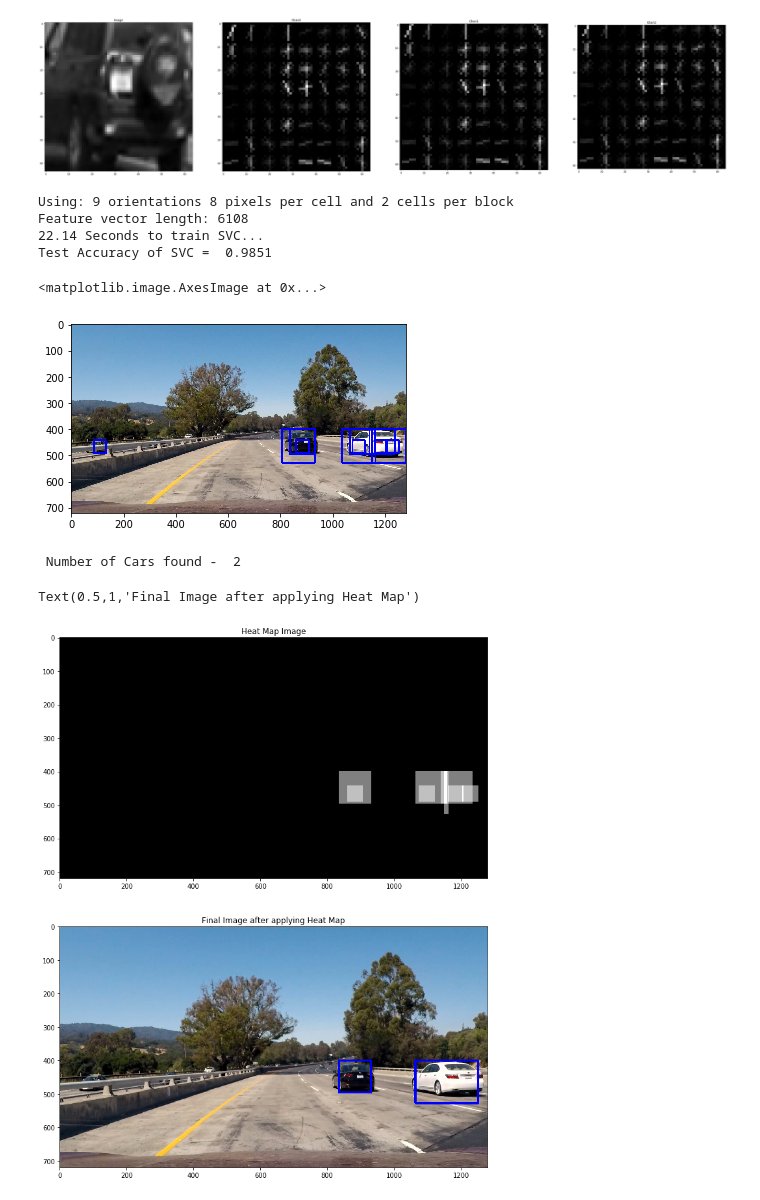
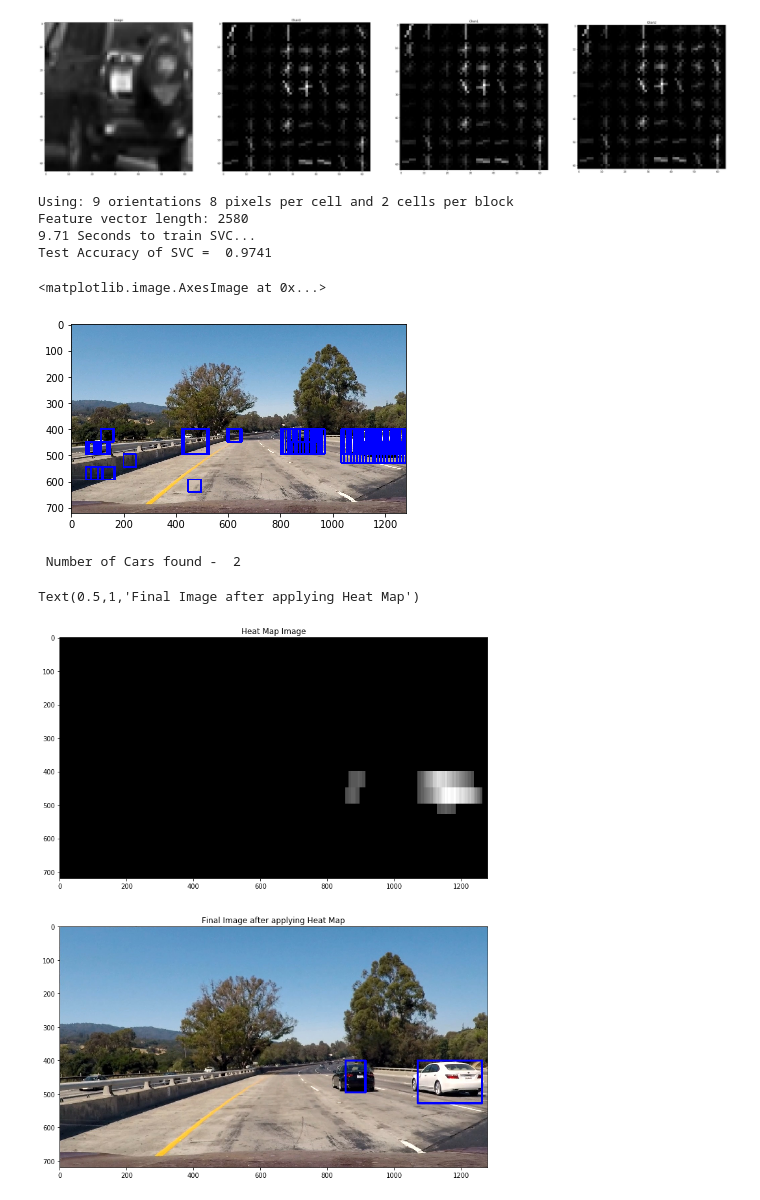
Before and after one commit to papiot/CarND-Vehicle-Detection, a Jupyter notebook: CarND-Vehicle-Detection-Project.ipynb, the cells around one changed output. Cells and saved outputs as stored; diff of their text form; code cells hidden in the pictures.

```diff
--- a/CarND-Vehicle-Detection-Project.ipynb
+++ b/CarND-Vehicle-Detection-Project.ipynb
@@ -491,13 +491,13 @@ color_space = 'YUV' # Can be RGB, HSV, LUV, HLS, YUV, YCrCb
 orient = 9  # HOG orientations
 pix_per_cell = 8 # HOG pixels per cell
 cell_per_block = 2 # HOG cells per block
-hog_channel = "ALL" # Can be 0, 1, 2, or "ALL"
+hog_channel = 0 # Can be 0, 1, 2, or "ALL"
 spatial_size = (16, 16) # Spatial binning dimensions
 hist_bins = 16    # Number of histogram bins
 spatial_feat = True # Spatial features on or off
 hist_feat = True # Histogram features on or off
 hog_feat = True # HOG features on or off
-y_start_stop = [None, None] # Min and max in y to search in slide_window()
+y_start_stop = [400, 650] # Min and max in y to search in slide_window()
 
 car_features = extract_features(vehicle_images_arr, cspace=color_space,
                         spatial_size=spatial_size, hist_bins=hist_bins,
@@ -537,15 +537,16 @@ svc = LinearSVC()
 # Check the training time for the SVC
 t=time.time()
 svc.fit(X_train, y_train)
+
 t2 = time.time()
 print(round(t2-t, 2), 'Seconds to train SVC...')
 # Check the score of the SVC
 print('Test Accuracy of SVC = ', round(svc.score(X_test, y_test), 4))
 # %% [output]
 Using: 9 orientations 8 pixels per cell and 2 cells per block
-Feature vector length: 6108
-22.14 Seconds to train SVC...
-Test Accuracy of SVC =  0.9851
+Feature vector length: 2580
+9.71 Seconds to train SVC...
+Test Accuracy of SVC =  0.9741
 # %%
 # Define a function that takes an image,
 # start and stop positions in both x and y,
@@ -594,7 +595,7 @@ def slide_window(img, x_start_stop=[None, None], y_start_stop=[None, None],
 # Define a function to extract features from a single image window
 # This function is very similar to extract_features()
 # just for a single image rather than list of images
-def single_img_features(img, color_space='RGB', spatial_size=(32, 32),
+def single_img_features(img, color_space='RGB', spatial_size=(16, 16),
                         hist_bins=32, orient=9,
                         pix_per_cell=8, cell_per_block=2, hog_channel=0,
                         spatial_feat=True, hist_feat=True, hog_feat=True):
@@ -680,7 +681,7 @@ color_space = 'YUV' # Can be RGB, HSV, LUV, HLS, YUV, YCrCb
 orient = 9  # HOG orientations
 pix_per_cell = 8 # HOG pixels per cell
 cell_per_block = 2 # HOG cells per block
-hog_channel = "ALL" # Can be 0, 1, 2, or "ALL"
+hog_channel = 0 # Can be 0, 1, 2, or "ALL"
 spatial_size = (16, 16) # Spatial binning dimensions
 hist_bins = 16    # Number of histogram bins
 spatial_feat = True # Spatial features on or off
@@ -696,40 +697,41 @@ y_start_stop = [400, 650] # Min and max in y to search in slide_window()
 #                    xy_window=(96, 96), xy_overlap=(0.5, 0.5))
 
 windows0 = slide_window(image, x_start_stop=[None, None], y_start_stop=y_start_stop,
-                    xy_window=(96, 96), xy_overlap=(0.2, 0.2))
+                    xy_window=(96, 96), xy_overlap=(0.9, 0.05))
 
 windows1 = slide_window(image, x_start_stop=[None, None], y_start_stop=y_start_stop,
-                     xy_window=(48, 48), xy_overlap=(0.1, 0.1))
+                     xy_window=(48, 48), xy_overlap=(0.9, 0))
 
 windows2 = slide_window(image, x_start_stop=[None, None], y_start_stop=y_start_stop,
-                     xy_window=(128, 128), xy_overlap=(0.1, 0.1))
+                     xy_window=(128, 128), xy_overlap=(0.9, 0))
+
+
 
 #windows3 = slide_window(image, x_start_stop=[None, None], y_start_stop=y_start_stop,
-#                     xy_window=(24, 24), xy_overlap=(0.1, 0.1))
+#                    xy_window=(256, 256), xy_overlap=(0.6, 0.1))
 
-#windows3 = slide_window(image, x_start_stop=[None, None], y_start_stop=y_start_stop,
-#                    xy_window=(256, 256), xy_overlap=(0.2, 0.2))
+
 
 
 #windows3 = slide_window(image, x_start_stop=[None, None], y_start_stop=y_start_stop,
 #                    xy_window=(256, 256), xy_overlap=(0.5, 0.5))
 
 #windows =  windows0 + windows1 + windows2 + windows3
 
 windows = windows0 + windows1 + windows2
 hot_windows = search_windows(image, windows, svc, X_scaler, color_space=color_space,
                         spatial_size=spatial_size, hist_bins=hist_bins,
                         orient=orient, pix_per_cell=pix_per_cell,
                         cell_per_block=cell_per_block,
                         hog_channel=hog_channel, spatial_feat=spatial_feat,
                         hist_feat=hist_feat, hog_feat=hog_feat)
 
 window_img = draw_boxes(draw_image, hot_windows, color=(0, 0, 255), thick=6)
 
 plt.imshow(window_img)
 # %% [output]
 <matplotlib.image.AxesImage at 0x...>
-[figure, old version]
+[figure, new version]
 # %%
 def add_heat(heatmap, bbox_list):
     # Iterate through list of bboxes
@@ -772,7 +774,7 @@ heat = np.zeros_like(image[:,:,0]).astype(np.float)
 heat = add_heat(heat,hot_windows)
 
 # Apply threshold to help remove false positives
-heat = apply_threshold(heat, 1)
+heat = apply_threshold(heat, 8)
 
 # Visualize the heatmap when displaying
 heatmap = np.clip(heat, 0, 255)
@@ -792,7 +794,7 @@ axes[1].set_title("Final Image after applying Heat Map")
 # %% [output]
  Number of Cars found -  2
 Text(0.5,1,'Final Image after applying Heat Map')
-[figure, old version]
+[figure, new version]
 # %%
 # Defining a class to store the refined frames found from the last 15 frames
 
```
Also changed, not shown: parts of 4 cells of this notebook, 1 other file.
